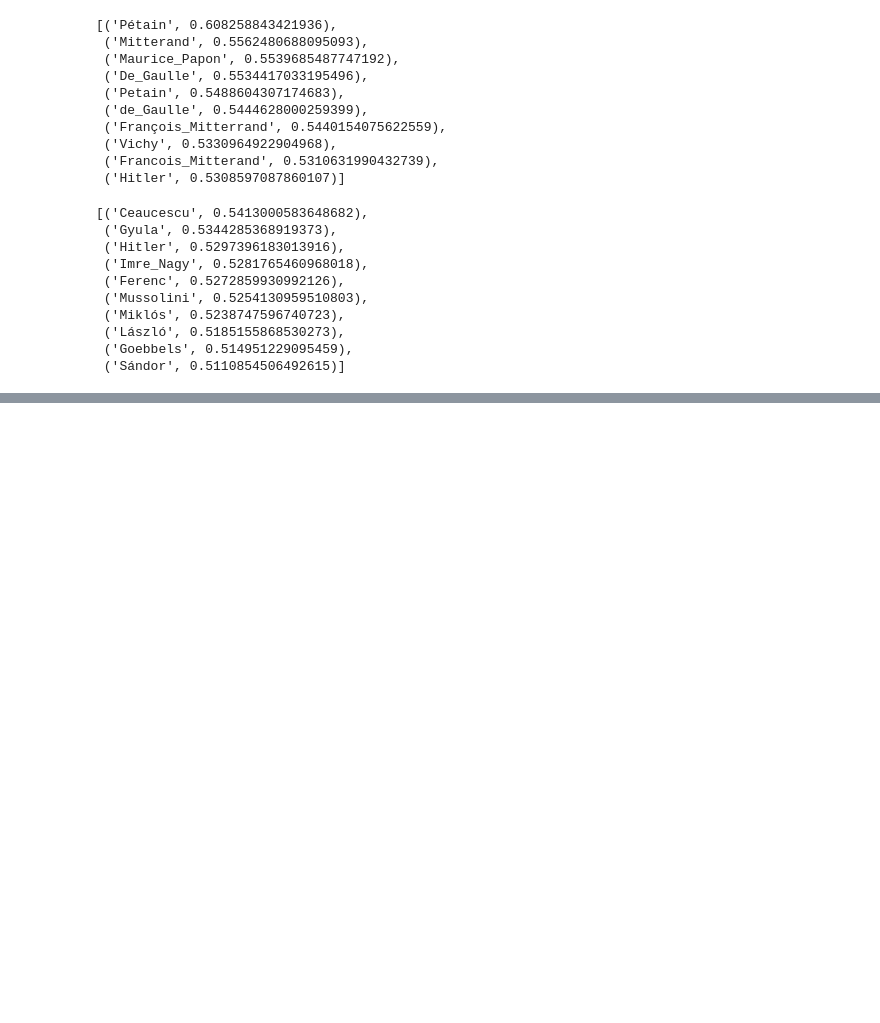
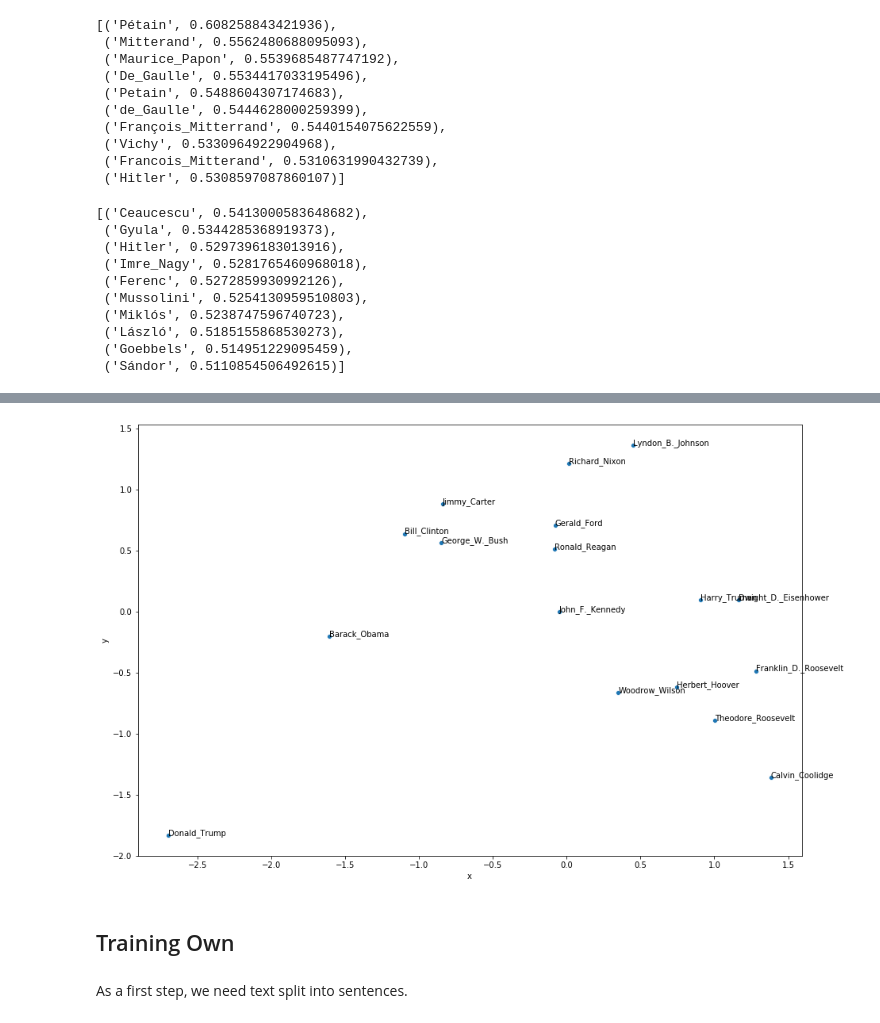
Before and after one commit to MatePocs/lovecraft, a Jupyter notebook: nn_nlp_analysis.ipynb, the cells around one changed output, grey strips where cells are left out. Drawn from its saved outputs; the diff is of its cells as text; code cells hidden in the pictures; blank space fills up the shorter version.

```diff
--- a/nn_nlp_analysis.ipynb
+++ b/nn_nlp_analysis.ipynb
@@ -178,0 +332,21 @@ word_vectors.most_similar(positive = ['Hungary', 'Stalin'], negative = ['Russia'
+# %%
+presidents = [
+    'Donald_Trump', 'Barack_Obama', 'George_W._Bush', 'Bill_Clinton',
+    'Ronald_Reagan', 'Jimmy_Carter', 'Gerald_Ford', 'Richard_Nixon',
+    'Lyndon_B._Johnson', 'John_F._Kennedy', 'Dwight_D._Eisenhower',
+    'Harry_Truman', 'Franklin_D._Roosevelt', 'Herbert_Hoover', 'Calvin_Coolidge',
+    'Woodrow_Wilson', 'Theodore_Roosevelt']
+
+
+# missing: George Bush, Warren G Harding, William Howard Taft
+# %%
+plot_2d_representation_of_words(
+    word_list = presidents,
+    word_vectors = word_vectors,
+    flip_x_axis = True, flip_y_axis = True)
+# %% [output]
+[figure, added]
+# %% [markdown]
+## Training Own
+# %% [markdown]
+As a first step, we need text split into sentences.
```
Also changed, not shown: parts of 32 cells of this notebook.
